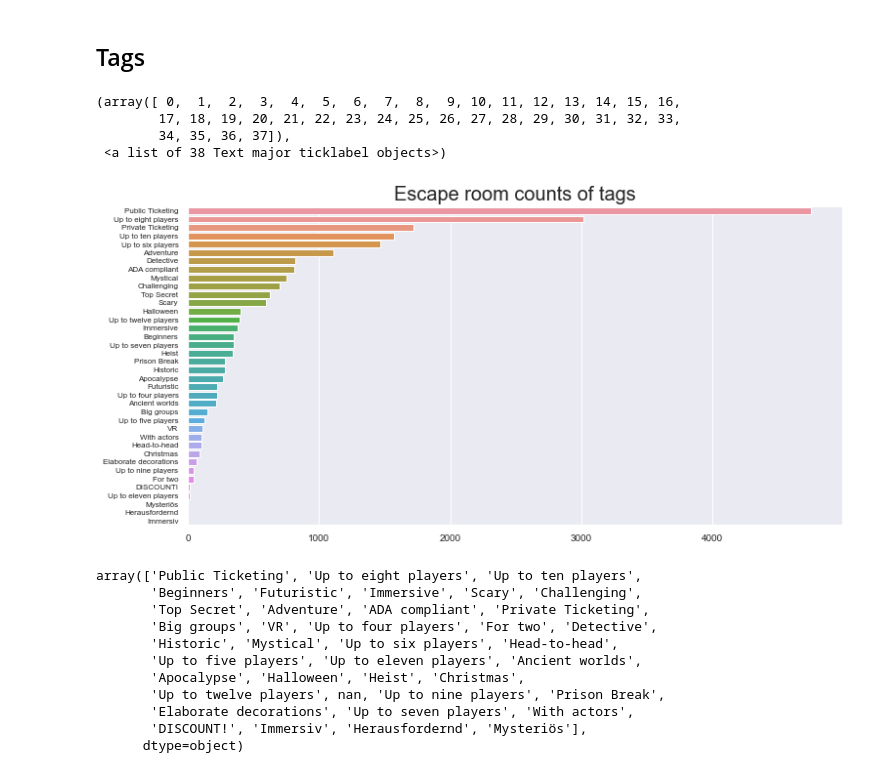
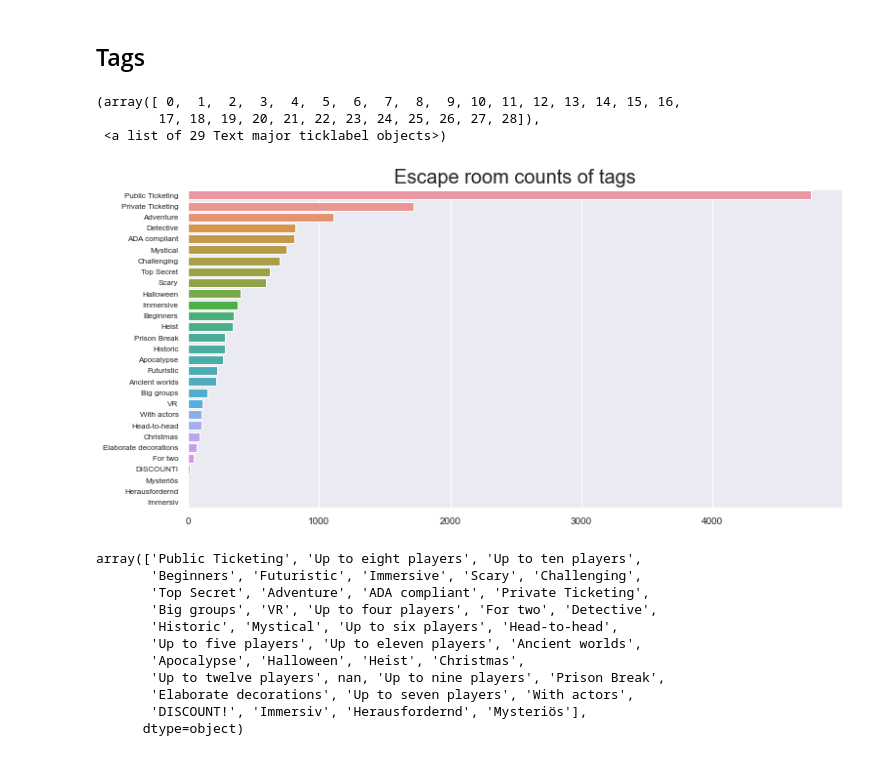
Before and after one commit to nmmichalak/escape_room_reviews, a Jupyter notebook: 1exploratory_data_analysis.ipynb, the cells around one changed output. Saved outputs shown, nothing was run; the diff lists cells and outputs as text; code cells hidden in the pictures.

```diff
--- a/1exploratory_data_analysis.ipynb
+++ b/1exploratory_data_analysis.ipynb
@@ -518,22 +518,21 @@ plt.yticks(fontsize = 8)
 # %%
 # figure size
 plt.figure(figsize = (12, 6))
 
 # count plot
-sns.countplot(y = "tag", data = tag_data, order = tag_data["tag"].value_counts().index)
+sns.countplot(y = "tag", data = tag_data, order = tag_data["tag"][tag_data["tag"].str.contains("Up to") == False].value_counts().index)
 
 # titles
 plt.title("Escape room counts of tags", fontsize = 20)
 plt.xlabel(None)
 plt.xticks(fontsize = 10)
 plt.ylabel(None)
 plt.yticks(fontsize = 8)
 # %% [output]
 (array([ 0,  1,  2,  3,  4,  5,  6,  7,  8,  9, 10, 11, 12, 13, 14, 15, 16,
-        17, 18, 19, 20, 21, 22, 23, 24, 25, 26, 27, 28, 29, 30, 31, 32, 33,
-        34, 35, 36, 37]),
- <a list of 38 Text major ticklabel objects>)
+        17, 18, 19, 20, 21, 22, 23, 24, 25, 26, 27, 28]),
+ <a list of 29 Text major ticklabel objects>)
-[figure, old version]
+[figure, new version]
 # %%
 tag_data["tag"].unique()
 # %% [output]
```
Also changed, not shown: parts of 1 cell of this notebook, 1 other file.
